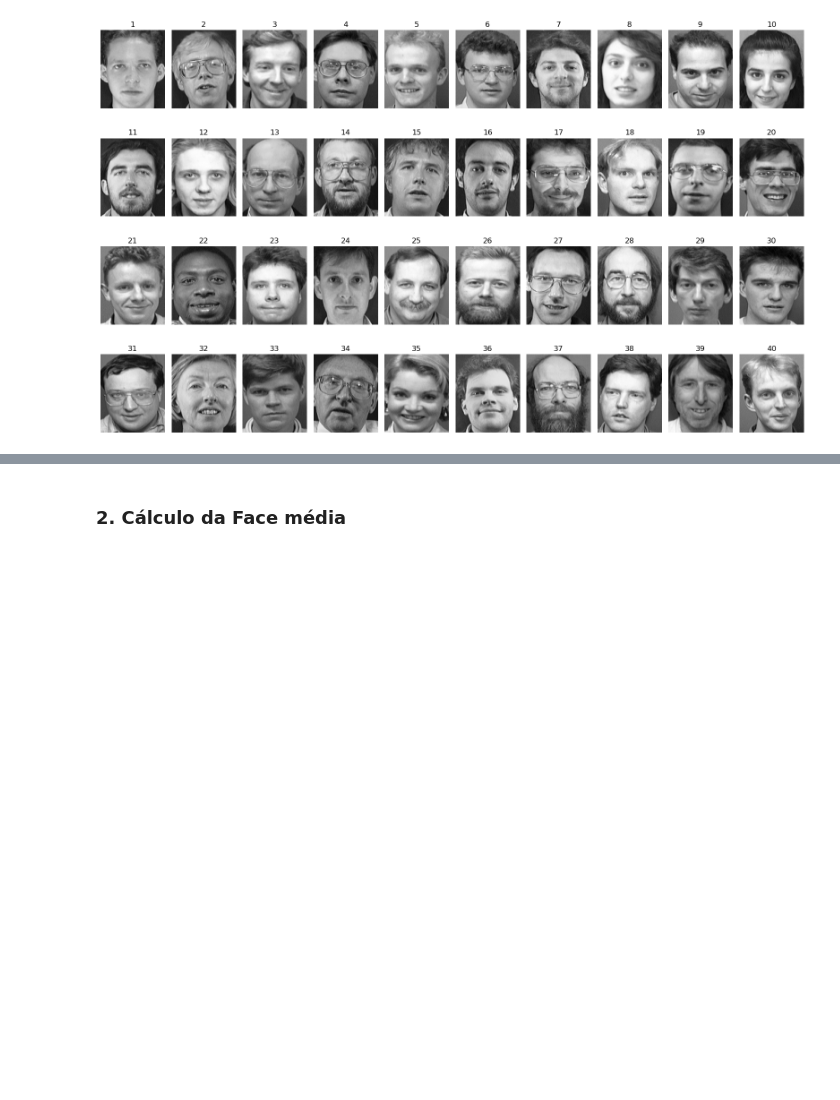
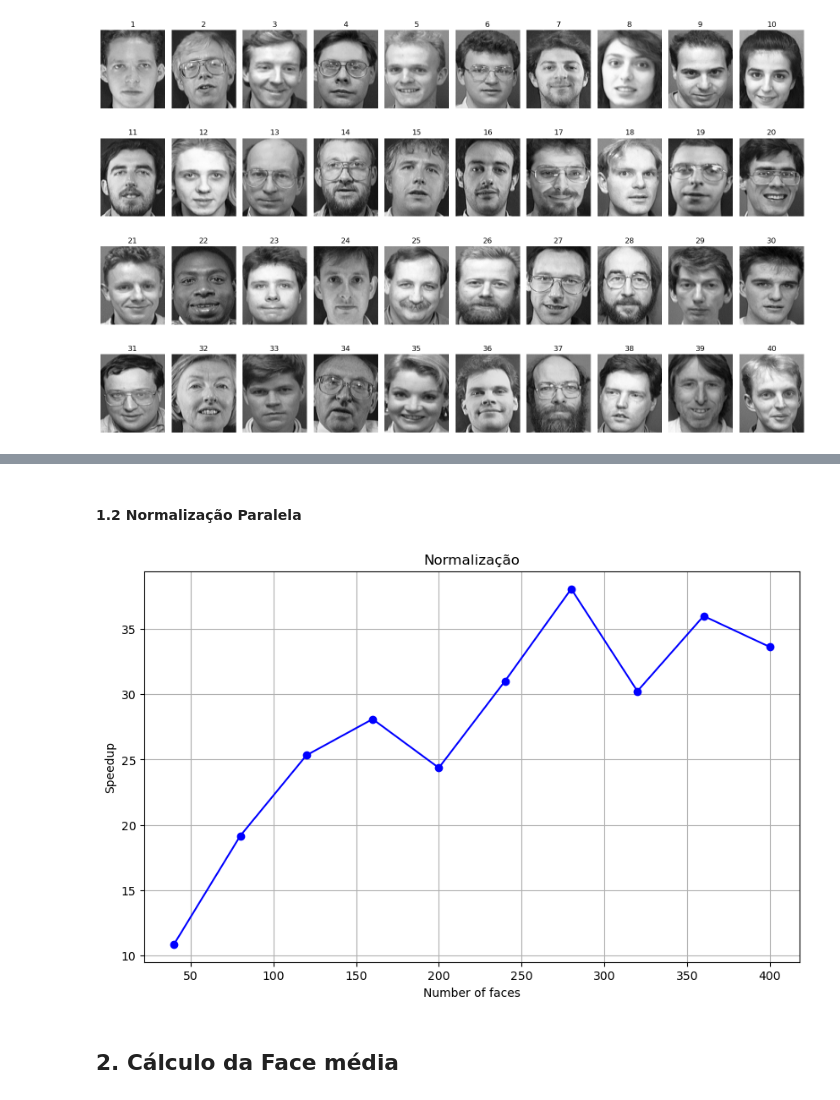
Before and after one commit to mentejoao/parallelcomputing-ufg, a Jupyter notebook: PCAcuda/pca.ipynb, the cells around one changed output, grey strips where cells are left out. Cells and saved outputs as stored; diff of their text form; code cells hidden in the pictures; blank space fills up the shorter version.

```diff
--- a/PCAcuda/pca.ipynb
+++ b/PCAcuda/pca.ipynb
@@ -9,3 +57,12 @@ from PIL import Image
+# %%
+def plot_speedup(x_values, ratios, title):
+    plt.figure(figsize=(10, 6))
+    plt.plot(x_values, ratios, marker='o', linestyle='-', color='b')
+    plt.xlabel('Number of faces')
+    plt.ylabel('Speedup')
+    plt.title(title)
+    plt.grid(True)
+    plt.show()
 # %% [markdown]
 # Carregando Dataset
 # %%
@@ -82,5 +150,5 @@ def normalize(x, xmin, xmax):
 # %%
-def normalize_image(image_array):
+def normalizeS(image_array):
     """
     Normaliza os pixels de uma imagem.
 
@@ -93,9 +161,22 @@ def normalize_image(image_array):
 
     image_array = image_array.astype(np.float32)
 
-    xmin, xmax = image_array.min(), image_array.max()
+    # Inicializa xmin e xmax com valores extremos
+    xmin = float('inf')
+    xmax = float('-inf')
 
-    normalized_array = normalize(image_array, xmin, xmax)
+    # Itera através de todos os elementos do array para encontrar xmin e xmax
+    for row in image_array:
+        for pixel in row:
+            if pixel < xmin:
+                xmin = pixel
+            if pixel > xmax:
+                xmax = pixel
+
+    if xmin == xmax:
+        raise ValueError("xmin e xmax não podem ser iguais, pois causariam uma divisão por zero.")
+
+    normalized_array = (image_array - xmin) / (xmax - xmin)
 
     # Converte o array normalizado de volta para a faixa de 0-255
     normalized_array = (normalized_array * 255).astype(np.uint8)
@@ -103,0 +188,2 @@ def normalize_image(image_array):
+# %% [markdown]
+#### 1.2 Normalização Paralela
@@ -104,2 +232,20 @@ def normalize_image(image_array):
+# %%
+# Medindo o tempo de execução para cada parte
+for i in range(num_parts):
+    data_part = parts[i]
+
+    # Medindo o tempo de execução de func1 e func2
+    timeS = timeit.timeit(lambda: normalizeS(data_part), number=100)
+    timeP = timeit.timeit(lambda: normalizeP(data_part), number=100)
+
+    ratio = timeS / timeP
+
+    # Armazenando os resultados
+    ratios.append(ratio)
+    x_values.append((i + 1) * part_size)
+
+plot_speedup(x_values, ratios, "Normalização")
+# %% [output]
+[figure, added]
 # %% [markdown]
-### 2. Cálculo da Face média
+## 2. Cálculo da Face média
```
Also changed, not shown: parts of 34 cells of this notebook.
